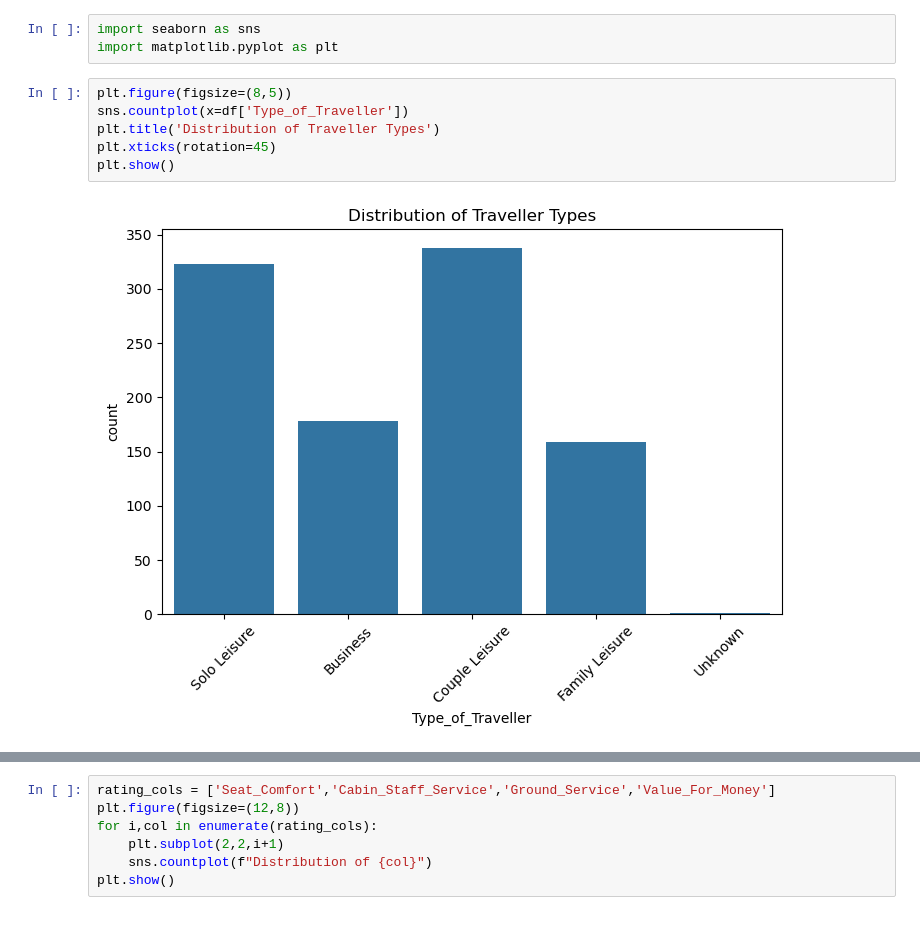
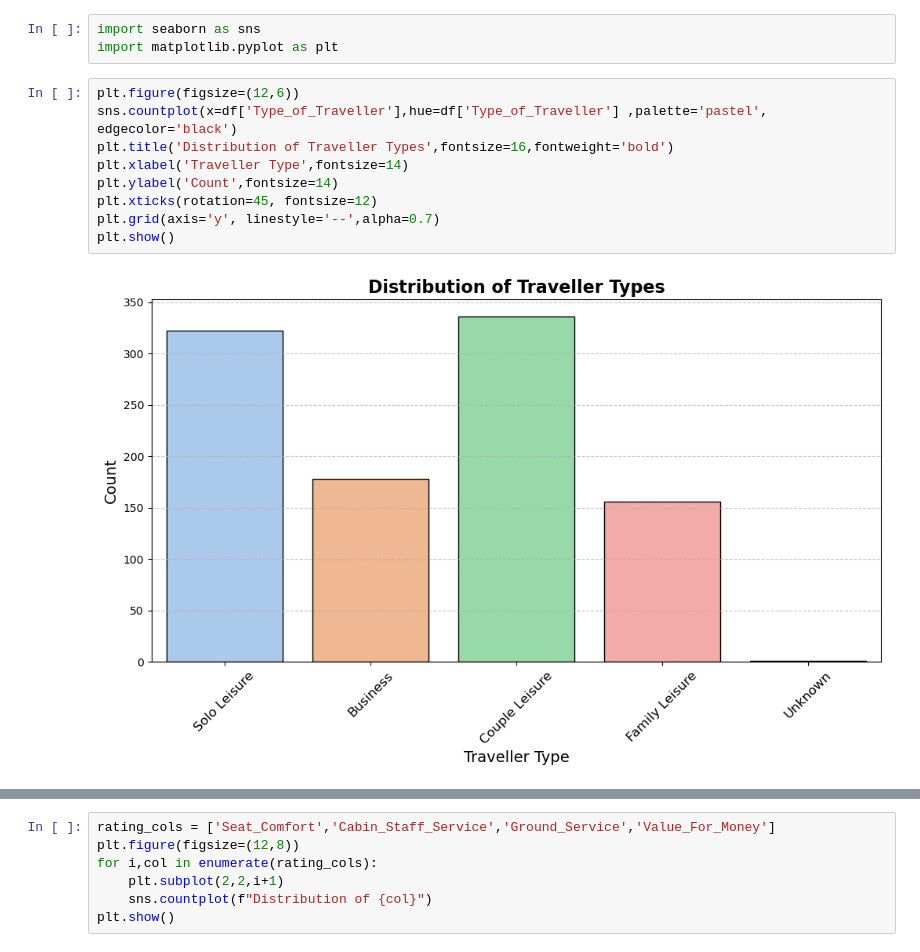
Before and after one commit to Aabhas2/BA_Analysis, a Jupyter notebook: BA_analysis.ipynb, the cells around one changed output, grey strips where cells are left out. Cells and saved outputs as stored; diff of their text form; blank space fills up the shorter version.

```diff
--- a/BA_analysis.ipynb
+++ b/BA_analysis.ipynb
@@ -515,10 +514,13 @@ df['Type_of_Traveller'].value_counts().plot(kind='bar')
 import seaborn as sns
 import matplotlib.pyplot as plt
 # %%
-plt.figure(figsize=(8,5))
-sns.countplot(x=df['Type_of_Traveller'])
-plt.title('Distribution of Traveller Types')
-plt.xticks(rotation=45)
+plt.figure(figsize=(12,6))
+sns.countplot(x=df['Type_of_Traveller'],hue=df['Type_of_Traveller'] ,palette='pastel', edgecolor='black')
+plt.title('Distribution of Traveller Types',fontsize=16,fontweight='bold')
+plt.xlabel('Traveller Type',fontsize=14)
+plt.ylabel('Count',fontsize=14)
+plt.xticks(rotation=45, fontsize=12)
+plt.grid(axis='y', linestyle='--',alpha=0.7)
 plt.show()
 # %% [output]
-[figure, old version]
+[figure, new version]
```
Also changed, not shown: parts of 35 cells of this notebook.
